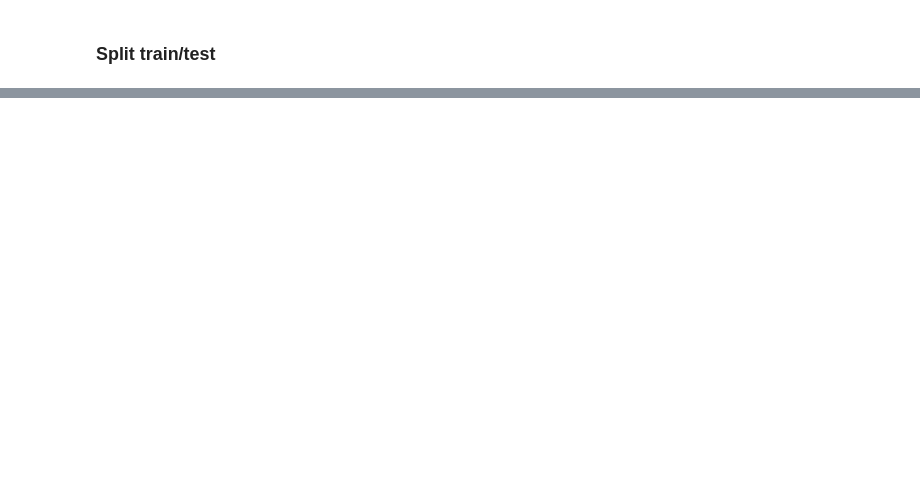
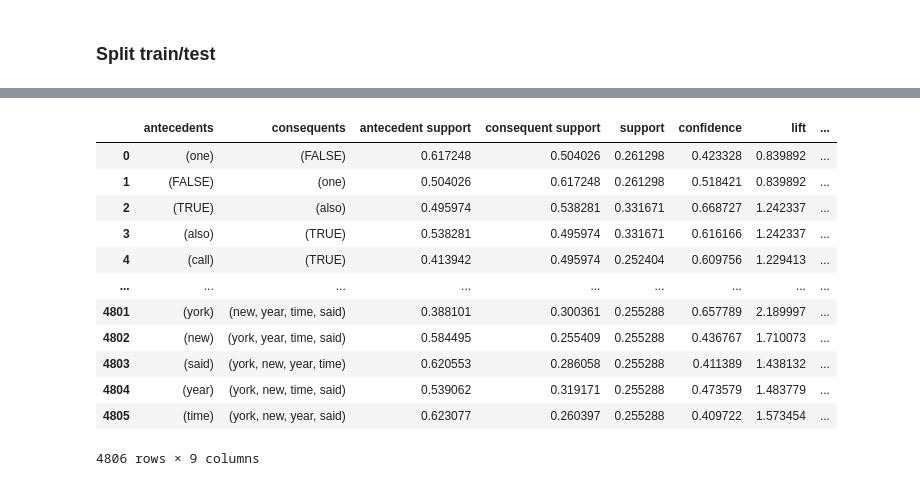
Before and after one commit to jose-jac/TFG, a Jupyter notebook: code/bayesian_network.ipynb, the cells around one changed output, grey strips where cells are left out. Saved outputs shown, nothing was run; the diff lists cells and outputs as text; code cells hidden in the pictures; blank space fills up the shorter version.

```diff
--- a/code/bayesian_network.ipynb
+++ b/code/bayesian_network.ipynb
@@ -364,0 +414,7 @@ reglas_VoF.sort_values(by=['confidence'], ascending=False)
+# %%
+# Extraemos en una lista los ngramas que aparecen menos de 'umbral' veces
+umbral = 50
+ngramas_eliminar = [ngrama for ngrama, freq in ngramas_counter.items() if freq < umbral]
+
+# Calculamos cuáles no vamos a eliminar, restando los conjuntos
+ngramas_no_eliminar = set(ngramas) - set(ngramas_eliminar)
@@ -364,0 +428,5 @@ reglas_VoF.sort_values(by=['confidence'], ascending=False)
+# %%
+# Creamos un nuevo dataframe donde eliminamos los ngramas que aparecen menos de 'umbral' veces
+df_train_ngramas_clean = pd.DataFrame()
+df_train_ngramas_clean['text'] = df_train_ngramas['text']
+df_train_ngramas_clean['ngrams'] = df_train_ngramas['ngrams'].apply(lambda x: set(x).intersection(ngramas_no_eliminar))
@@ -364,0 +476,13 @@ reglas_VoF.sort_values(by=['confidence'], ascending=False)
+# %%
+# Creamos una lista de transacciones donde cada transacción es una lista de elementos (en este caso, ngramas)
+transactions = df_train_ngramas_clean['text'].tolist()
+
+# Creamos un TransactionEncoder y lo ajustamos a la lista de transacciones
+te = TransactionEncoder()
+te.fit(transactions)
+
+# Transformamos las transacciones en una matriz booleana donde las filas representan las transacciones y las columnas representan los elementos
+data = te.transform(transactions)
+
+# Creamos un nuevo DataFrame a partir de la matriz booleana y las columnas de elementos correspondientes
+df_encoded = pd.DataFrame(data, columns=te.columns_)
@@ -364,0 +507,18 @@ reglas_VoF.sort_values(by=['confidence'], ascending=False)
+# %%
+# Reglas de asociación
+reglas = association_rules(freq_itemsets, metric="confidence", min_threshold=0.2)
+reglas
+# %% [output]
+|  | antecedents | consequents | antecedent support | consequent support | support | confidence | lift | ... |
+| 0 | (one) | (FALSE) | 0.617248 | 0.504026 | 0.261298 | 0.423328 | 0.839892 | ... |
+| 1 | (FALSE) | (one) | 0.504026 | 0.617248 | 0.261298 | 0.518421 | 0.839892 | ... |
+| 2 | (TRUE) | (also) | 0.495974 | 0.538281 | 0.331671 | 0.668727 | 1.242337 | ... |
+| 3 | (also) | (TRUE) | 0.538281 | 0.495974 | 0.331671 | 0.616166 | 1.242337 | ... |
+| 4 | (call) | (TRUE) | 0.413942 | 0.495974 | 0.252404 | 0.609756 | 1.229413 | ... |
+| ... | ... | ... | ... | ... | ... | ... | ... | ... |
+| 4801 | (york) | (new, year, time, said) | 0.388101 | 0.300361 | 0.255288 | 0.657789 | 2.189997 | ... |
+| 4802 | (new) | (york, year, time, said) | 0.584495 | 0.255409 | 0.255288 | 0.436767 | 1.710073 | ... |
+| 4803 | (said) | (york, new, year, time) | 0.620553 | 0.286058 | 0.255288 | 0.411389 | 1.438132 | ... |
+| 4804 | (year) | (york, new, time, said) | 0.539062 | 0.319171 | 0.255288 | 0.473579 | 1.483779 | ... |
+| 4805 | (time) | (york, new, year, said) | 0.623077 | 0.260397 | 0.255288 | 0.409722 | 1.573454 | ... |
+4806 rows × 9 columns
```
Also changed, not shown: parts of 73 cells of this notebook, 9 other files.
